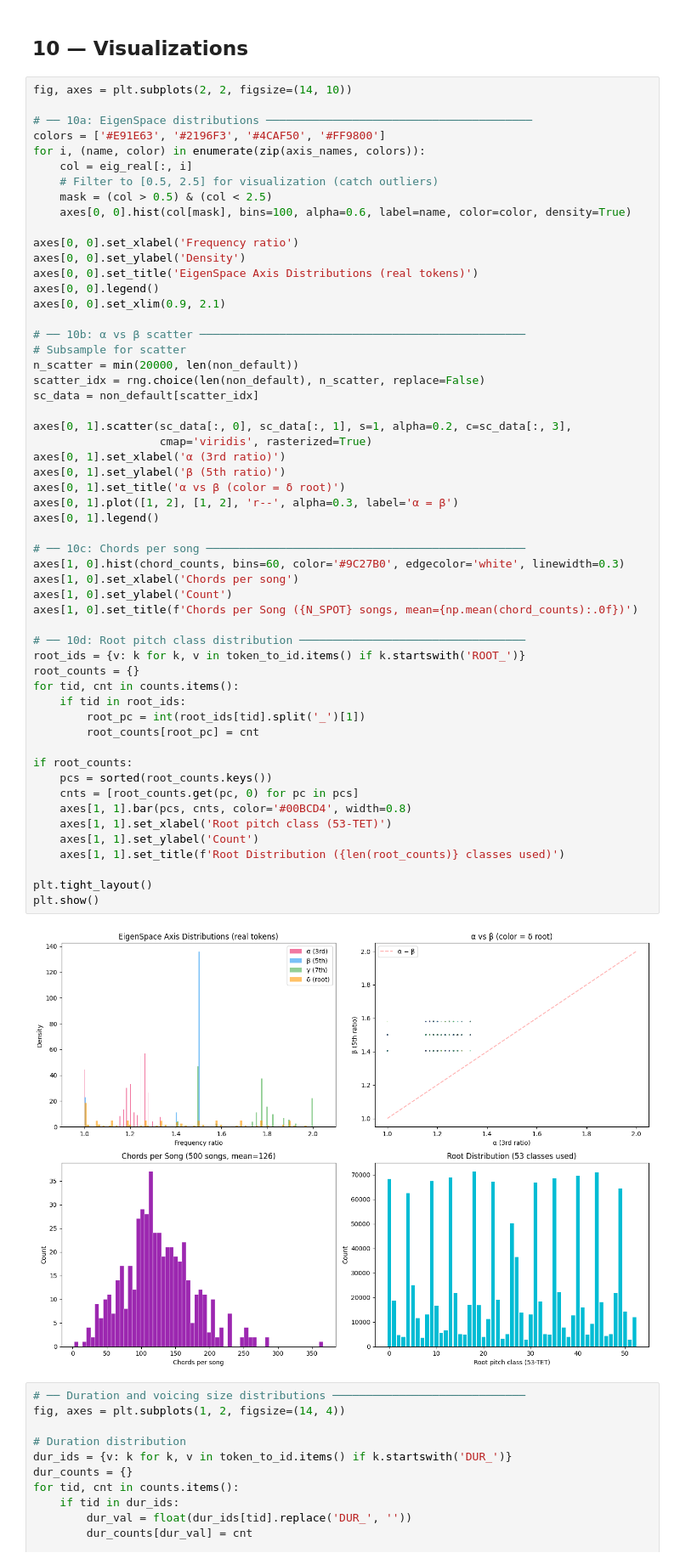
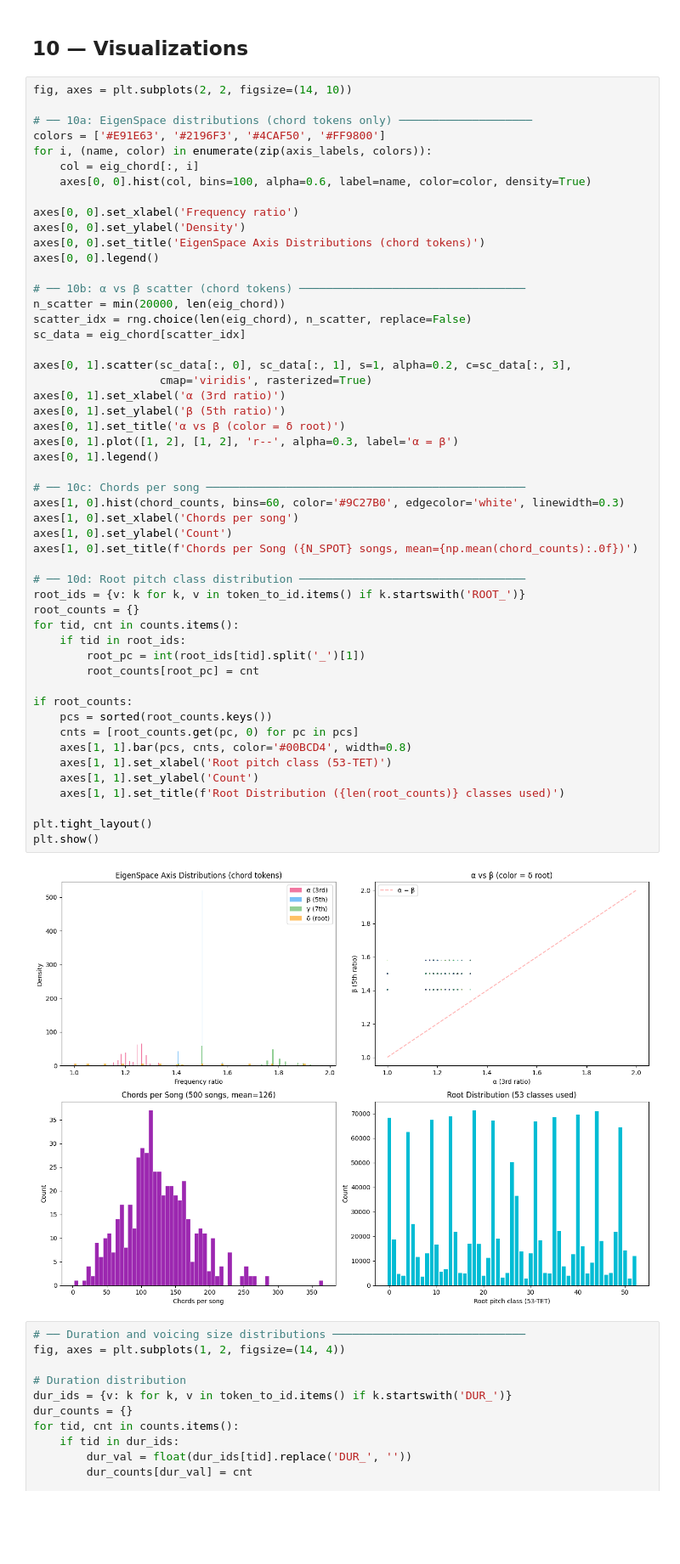
Before and after one commit to Dazzid/ANIMA_Microtonal_GPT, a Jupyter notebook: src/05.5_tokenization_quality_check.ipynb, the cells around one changed output. Shown at 85% size. Saved outputs shown, nothing was run; the diff lists cells and outputs as text; blank space fills up the shorter version.

```diff
--- a/src/05.5_tokenization_quality_check.ipynb
+++ b/src/05.5_tokenization_quality_check.ipynb
@@ -746,25 +801,21 @@ Spot check (500 songs):
 # %%
 fig, axes = plt.subplots(2, 2, figsize=(14, 10))
 
-# ── 10a: EigenSpace distributions ────────────────────────────────────────
+# ── 10a: EigenSpace distributions (chord tokens only) ────────────────────
 colors = ['#E91E63', '#2196F3', '#4CAF50', '#FF9800']
-for i, (name, color) in enumerate(zip(axis_names, colors)):
-    col = eig_real[:, i]
-    # Filter to [0.5, 2.5] for visualization (catch outliers)
-    mask = (col > 0.5) & (col < 2.5)
-    axes[0, 0].hist(col[mask], bins=100, alpha=0.6, label=name, color=color, density=True)
+for i, (name, color) in enumerate(zip(axis_labels, colors)):
+    col = eig_chord[:, i]
+    axes[0, 0].hist(col, bins=100, alpha=0.6, label=name, color=color, density=True)
 
 axes[0, 0].set_xlabel('Frequency ratio')
 axes[0, 0].set_ylabel('Density')
-axes[0, 0].set_title('EigenSpace Axis Distributions (real tokens)')
+axes[0, 0].set_title('EigenSpace Axis Distributions (chord tokens)')
 axes[0, 0].legend()
-axes[0, 0].set_xlim(0.9, 2.1)
 
-# ── 10b: α vs β scatter ─────────────────────────────────────────────────
-# Subsample for scatter
-n_scatter = min(20000, len(non_default))
-scatter_idx = rng.choice(len(non_default), n_scatter, replace=False)
-sc_data = non_default[scatter_idx]
+# ── 10b: α vs β scatter (chord tokens) ──────────────────────────────────
+n_scatter = min(20000, len(eig_chord))
+scatter_idx = rng.choice(len(eig_chord), n_scatter, replace=False)
+sc_data = eig_chord[scatter_idx]
 
 axes[0, 1].scatter(sc_data[:, 0], sc_data[:, 1], s=1, alpha=0.2, c=sc_data[:, 3],
                    cmap='viridis', rasterized=True)
@@ -772,34 +823,34 @@ axes[0, 1].set_xlabel('α (3rd ratio)')
 axes[0, 1].set_ylabel('β (5th ratio)')
 axes[0, 1].set_title('α vs β (color = δ root)')
 axes[0, 1].plot([1, 2], [1, 2], 'r--', alpha=0.3, label='α = β')
 axes[0, 1].legend()
 
 # ── 10c: Chords per song ────────────────────────────────────────────────
 axes[1, 0].hist(chord_counts, bins=60, color='#9C27B0', edgecolor='white', linewidth=0.3)
 axes[1, 0].set_xlabel('Chords per song')
 axes[1, 0].set_ylabel('Count')
 axes[1, 0].set_title(f'Chords per Song ({N_SPOT} songs, mean={np.mean(chord_counts):.0f})')
 
 # ── 10d: Root pitch class distribution ──────────────────────────────────
 root_ids = {v: k for k, v in token_to_id.items() if k.startswith('ROOT_')}
 root_counts = {}
 for tid, cnt in counts.items():
     if tid in root_ids:
         root_pc = int(root_ids[tid].split('_')[1])
         root_counts[root_pc] = cnt
 
 if root_counts:
     pcs = sorted(root_counts.keys())
     cnts = [root_counts.get(pc, 0) for pc in pcs]
     axes[1, 1].bar(pcs, cnts, color='#00BCD4', width=0.8)
     axes[1, 1].set_xlabel('Root pitch class (53-TET)')
     axes[1, 1].set_ylabel('Count')
     axes[1, 1].set_title(f'Root Distribution ({len(root_counts)} classes used)')
 
 plt.tight_layout()
 plt.show()
 # %% [output]
-[figure, old version]
+[figure, new version]
 # %%
 # ── Duration and voicing size distributions ─────────────────────────────
 fig, axes = plt.subplots(1, 2, figsize=(14, 4))
```
Also changed, not shown: parts of 4 cells of this notebook, 10 other files.
